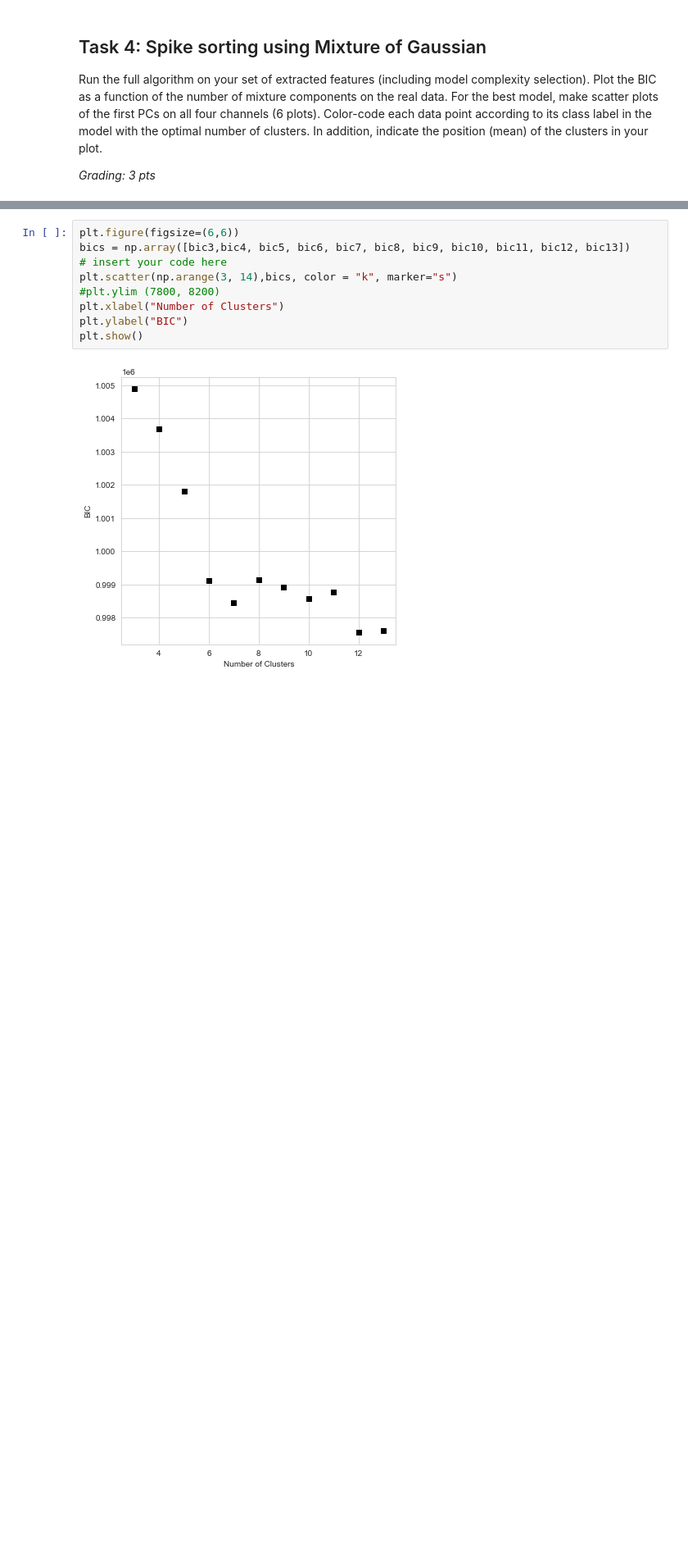
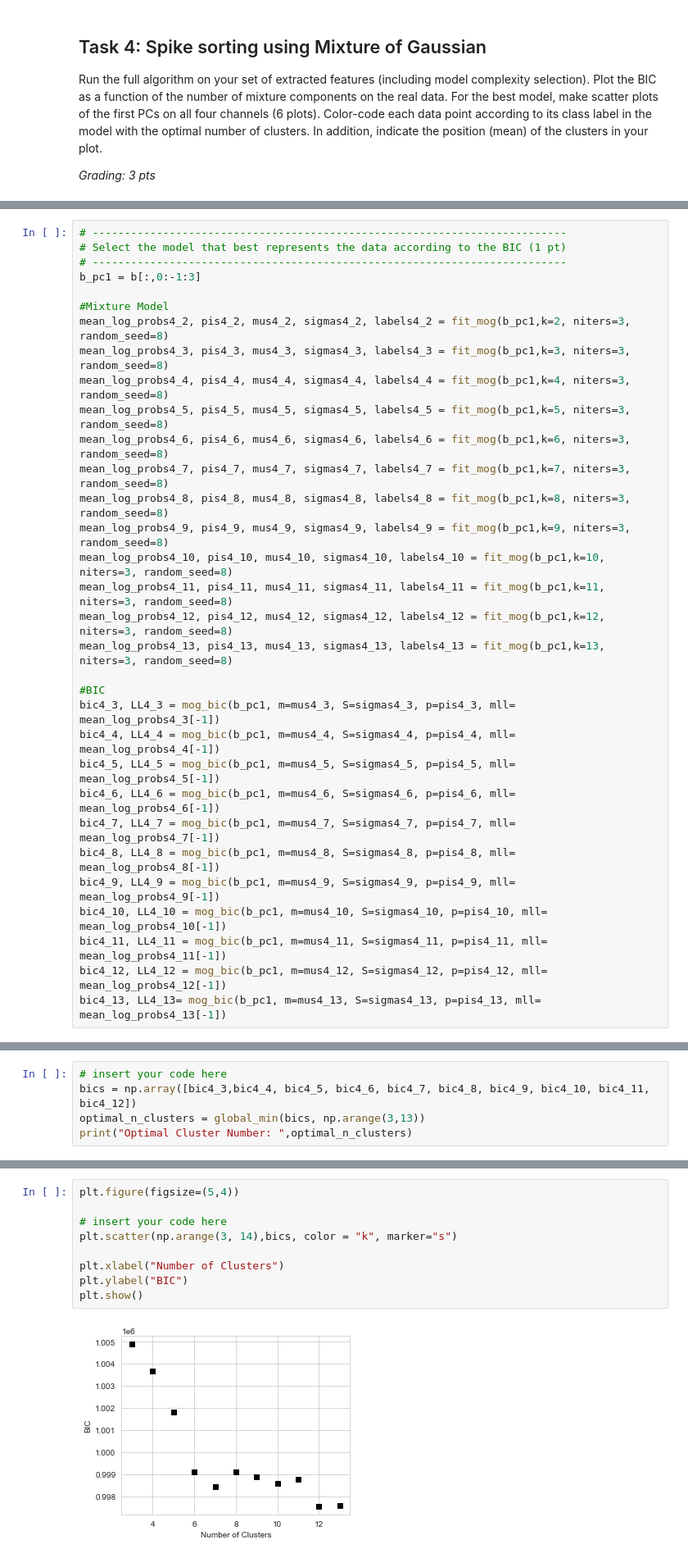
Before and after one commit to mdittschar/NDS, a Jupyter notebook: CodingLab2.ipynb, the cells around one changed output, grey strips where cells are left out. Shown at 82% size. Drawn from its saved outputs; the diff is of its cells as text; blank space fills up the shorter version.

```diff
--- a/CodingLab2.ipynb
+++ b/CodingLab2.ipynb
@@ -628,0 +521,32 @@ bic13, LL13= mog_bic(b_pc1_small, m=mus13, S=sigmas13, p=pis13, mll= mean_log_pr
+# %%
+# --------------------------------------------------------------------------
+# Select the model that best represents the data according to the BIC (1 pt)
+# --------------------------------------------------------------------------
+b_pc1 = b[:,0:-1:3]
+
+#Mixture Model
+mean_log_probs4_2, pis4_2, mus4_2, sigmas4_2, labels4_2 = fit_mog(b_pc1,k=2, niters=3, random_seed=8)
+mean_log_probs4_3, pis4_3, mus4_3, sigmas4_3, labels4_3 = fit_mog(b_pc1,k=3, niters=3, random_seed=8)
+mean_log_probs4_4, pis4_4, mus4_4, sigmas4_4, labels4_4 = fit_mog(b_pc1,k=4, niters=3, random_seed=8)
+mean_log_probs4_5, pis4_5, mus4_5, sigmas4_5, labels4_5 = fit_mog(b_pc1,k=5, niters=3, random_seed=8)
+mean_log_probs4_6, pis4_6, mus4_6, sigmas4_6, labels4_6 = fit_mog(b_pc1,k=6, niters=3, random_seed=8)
+mean_log_probs4_7, pis4_7, mus4_7, sigmas4_7, labels4_7 = fit_mog(b_pc1,k=7, niters=3, random_seed=8)
+mean_log_probs4_8, pis4_8, mus4_8, sigmas4_8, labels4_8 = fit_mog(b_pc1,k=8, niters=3, random_seed=8)
+mean_log_probs4_9, pis4_9, mus4_9, sigmas4_9, labels4_9 = fit_mog(b_pc1,k=9, niters=3, random_seed=8)
+mean_log_probs4_10, pis4_10, mus4_10, sigmas4_10, labels4_10 = fit_mog(b_pc1,k=10, niters=3, random_seed=8)
+mean_log_probs4_11, pis4_11, mus4_11, sigmas4_11, labels4_11 = fit_mog(b_pc1,k=11, niters=3, random_seed=8)
+mean_log_probs4_12, pis4_12, mus4_12, sigmas4_12, labels4_12 = fit_mog(b_pc1,k=12, niters=3, random_seed=8)
+mean_log_probs4_13, pis4_13, mus4_13, sigmas4_13, labels4_13 = fit_mog(b_pc1,k=13, niters=3, random_seed=8)
+
+#BIC
+bic4_3, LL4_3 = mog_bic(b_pc1, m=mus4_3, S=sigmas4_3, p=pis4_3, mll= mean_log_probs4_3[-1])
+bic4_4, LL4_4 = mog_bic(b_pc1, m=mus4_4, S=sigmas4_4, p=pis4_4, mll= mean_log_probs4_4[-1])
+bic4_5, LL4_5 = mog_bic(b_pc1, m=mus4_5, S=sigmas4_5, p=pis4_5, mll= mean_log_probs4_5[-1])
+bic4_6, LL4_6 = mog_bic(b_pc1, m=mus4_6, S=sigmas4_6, p=pis4_6, mll= mean_log_probs4_6[-1])
+bic4_7, LL4_7 = mog_bic(b_pc1, m=mus4_7, S=sigmas4_7, p=pis4_7, mll= mean_log_probs4_7[-1])
+bic4_8, LL4_8 = mog_bic(b_pc1, m=mus4_8, S=sigmas4_8, p=pis4_8, mll= mean_log_probs4_8[-1])
+bic4_9, LL4_9 = mog_bic(b_pc1, m=mus4_9, S=sigmas4_9, p=pis4_9, mll= mean_log_probs4_9[-1])
+bic4_10, LL4_10 = mog_bic(b_pc1, m=mus4_10, S=sigmas4_10, p=pis4_10, mll= mean_log_probs4_10[-1])
+bic4_11, LL4_11 = mog_bic(b_pc1, m=mus4_11, S=sigmas4_11, p=pis4_11, mll= mean_log_probs4_11[-1])
+bic4_12, LL4_12 = mog_bic(b_pc1, m=mus4_12, S=sigmas4_12, p=pis4_12, mll= mean_log_probs4_12[-1])
+bic4_13, LL4_13= mog_bic(b_pc1, m=mus4_13, S=sigmas4_13, p=pis4_13, mll= mean_log_probs4_13[-1])
@@ -628,0 +555,5 @@ bic13, LL13= mog_bic(b_pc1_small, m=mus13, S=sigmas13, p=pis13, mll= mean_log_pr
+# %%
+# insert your code here
+bics = np.array([bic4_3,bic4_4, bic4_5, bic4_6, bic4_7, bic4_8, bic4_9, bic4_10, bic4_11, bic4_12])
+optimal_n_clusters = global_min(bics, np.arange(3,13))
+print("Optimal Cluster Number: ",optimal_n_clusters)
@@ -629,11 +562,11 @@ bic13, LL13= mog_bic(b_pc1_small, m=mus13, S=sigmas13, p=pis13, mll= mean_log_pr
 # %%
-plt.figure(figsize=(6,6))
-bics = np.array([bic3,bic4, bic5, bic6, bic7, bic8, bic9, bic10, bic11, bic12, bic13])
+plt.figure(figsize=(5,4))
+
 # insert your code here
 plt.scatter(np.arange(3, 14),bics, color = "k", marker="s")
-#plt.ylim (7800, 8200)
+
 plt.xlabel("Number of Clusters")
 plt.ylabel("BIC")
 plt.show()
 # %% [output]
-[figure, old version]
+[figure, new version]
```
Also changed, not shown: parts of 41 cells of this notebook.
